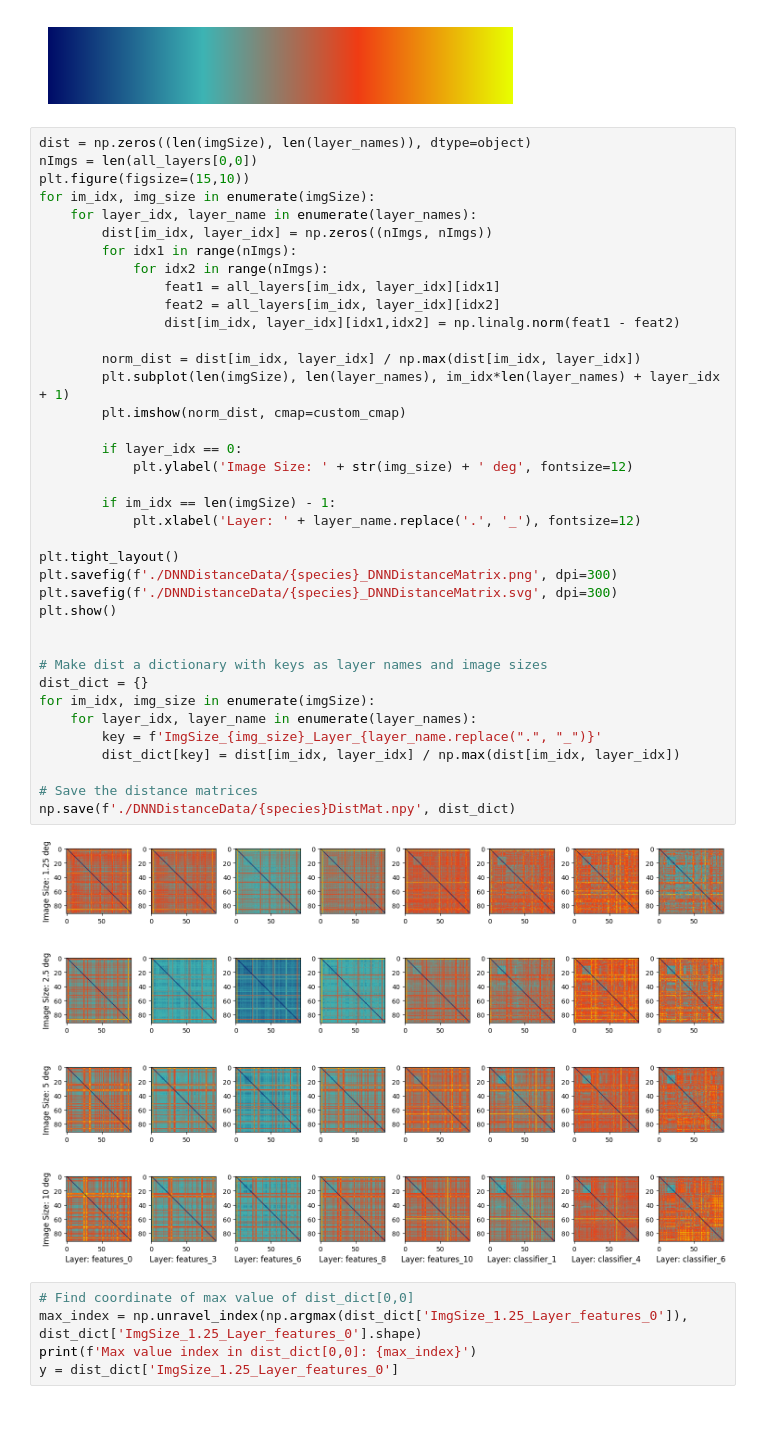
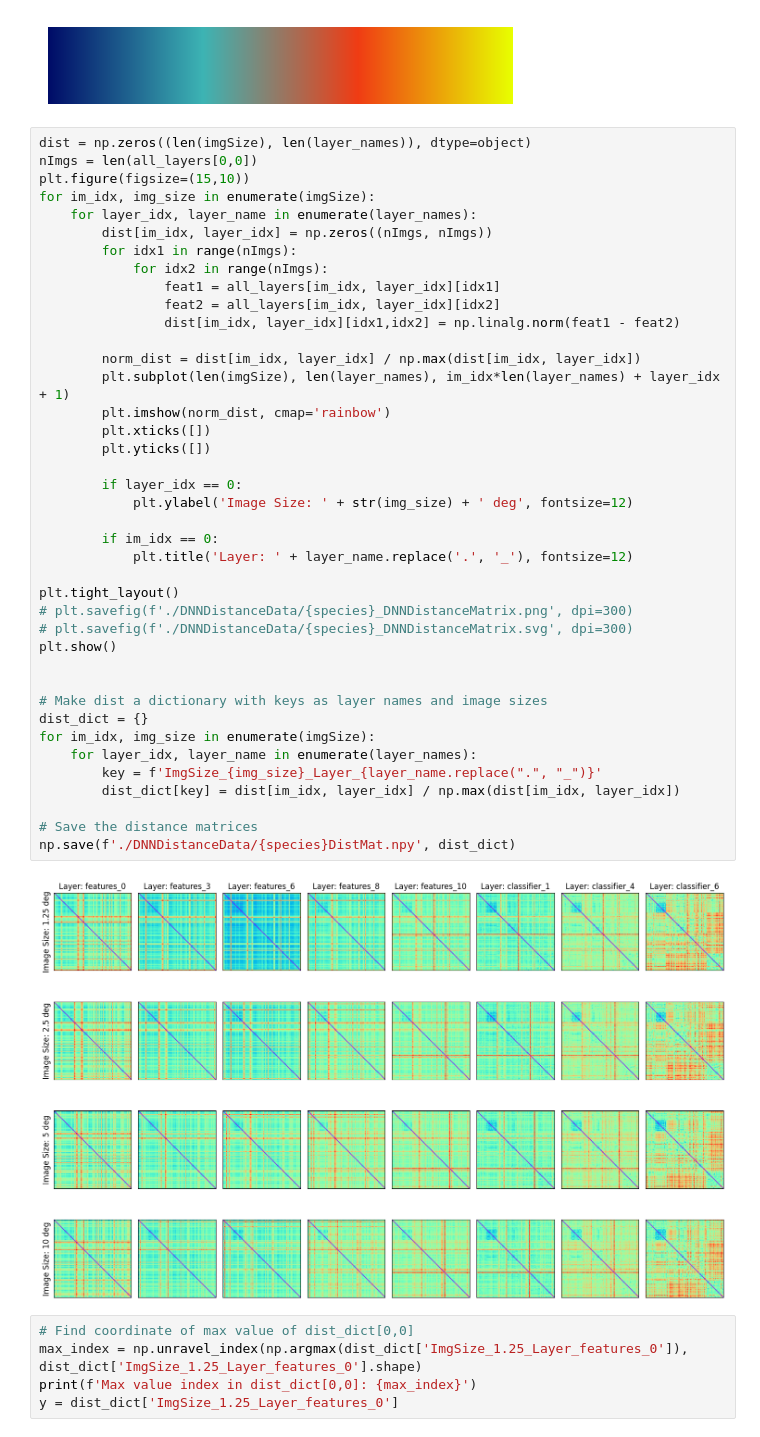
Before and after one commit to emeyer121/TreeShrewObjectRecognition, a Jupyter notebook: 3_retinalModeling/compareISETBioReconDNN.ipynb, the cells around one changed output. Cells and saved outputs as stored; diff of their text form.

```diff
--- a/3_retinalModeling/compareISETBioReconDNN.ipynb
+++ b/3_retinalModeling/compareISETBioReconDNN.ipynb
@@ -136,39 +136,41 @@ plt.figure(figsize=(15,10))
 for im_idx, img_size in enumerate(imgSize):
     for layer_idx, layer_name in enumerate(layer_names):
         dist[im_idx, layer_idx] = np.zeros((nImgs, nImgs))
         for idx1 in range(nImgs):
             for idx2 in range(nImgs):
                 feat1 = all_layers[im_idx, layer_idx][idx1]
                 feat2 = all_layers[im_idx, layer_idx][idx2]
                 dist[im_idx, layer_idx][idx1,idx2] = np.linalg.norm(feat1 - feat2)
 
         norm_dist = dist[im_idx, layer_idx] / np.max(dist[im_idx, layer_idx])
         plt.subplot(len(imgSize), len(layer_names), im_idx*len(layer_names) + layer_idx + 1)
-        plt.imshow(norm_dist, cmap=custom_cmap)
+        plt.imshow(norm_dist, cmap='rainbow')
+        plt.xticks([])
+        plt.yticks([])
 
         if layer_idx == 0:
             plt.ylabel('Image Size: ' + str(img_size) + ' deg', fontsize=12)
 
-        if im_idx == len(imgSize) - 1:
-            plt.xlabel('Layer: ' + layer_name.replace('.', '_'), fontsize=12)
+        if im_idx == 0:
+            plt.title('Layer: ' + layer_name.replace('.', '_'), fontsize=12)
 
 plt.tight_layout()
-plt.savefig(f'./DNNDistanceData/{species}_DNNDistanceMatrix.png', dpi=300)
-plt.savefig(f'./DNNDistanceData/{species}_DNNDistanceMatrix.svg', dpi=300)
+# plt.savefig(f'./DNNDistanceData/{species}_DNNDistanceMatrix.png', dpi=300)
+# plt.savefig(f'./DNNDistanceData/{species}_DNNDistanceMatrix.svg', dpi=300)
 plt.show()
 
 
 # Make dist a dictionary with keys as layer names and image sizes
 dist_dict = {}
 for im_idx, img_size in enumerate(imgSize):
     for layer_idx, layer_name in enumerate(layer_names):
         key = f'ImgSize_{img_size}_Layer_{layer_name.replace(".", "_")}'
         dist_dict[key] = dist[im_idx, layer_idx] / np.max(dist[im_idx, layer_idx])
 
 # Save the distance matrices
 np.save(f'./DNNDistanceData/{species}DistMat.npy', dist_dict)
 # %% [output]
-[figure, old version]
+[figure, new version]
 # %%
 # Find coordinate of max value of dist_dict[0,0]
 max_index = np.unravel_index(np.argmax(dist_dict['ImgSize_1.25_Layer_features_0']), dist_dict['ImgSize_1.25_Layer_features_0'].shape)
```
Also changed, not shown: parts of 2 cells of this notebook, 1 other file.
